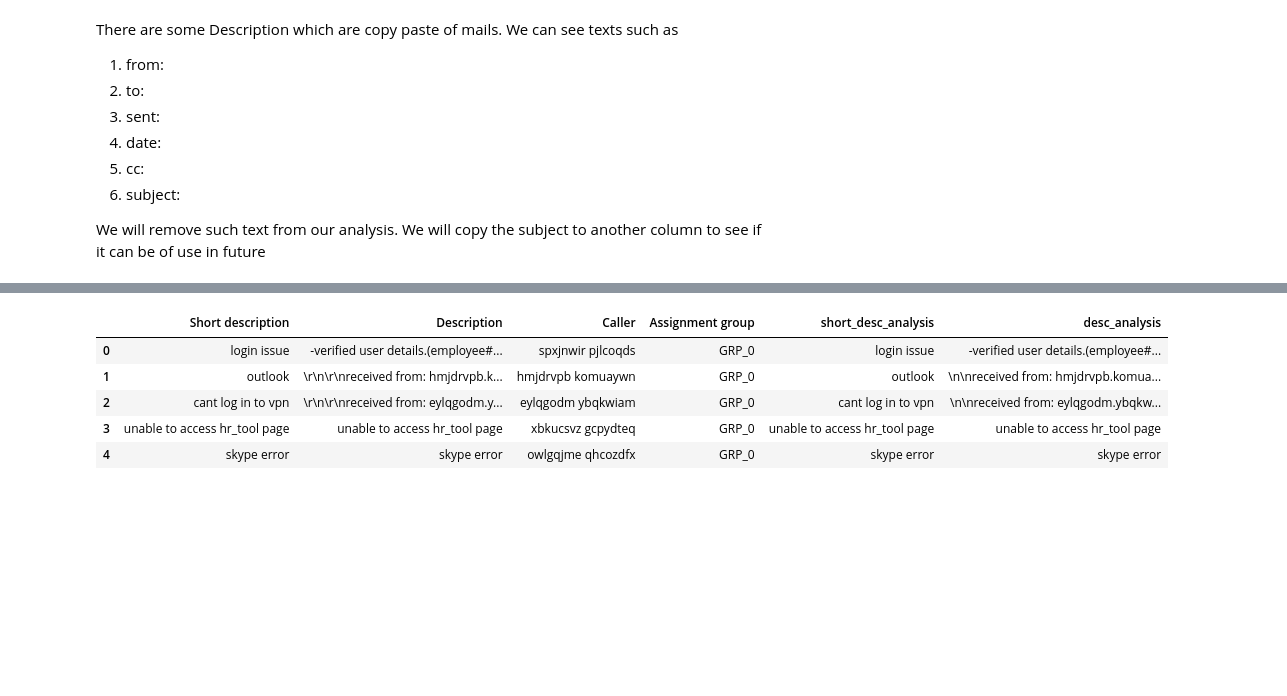
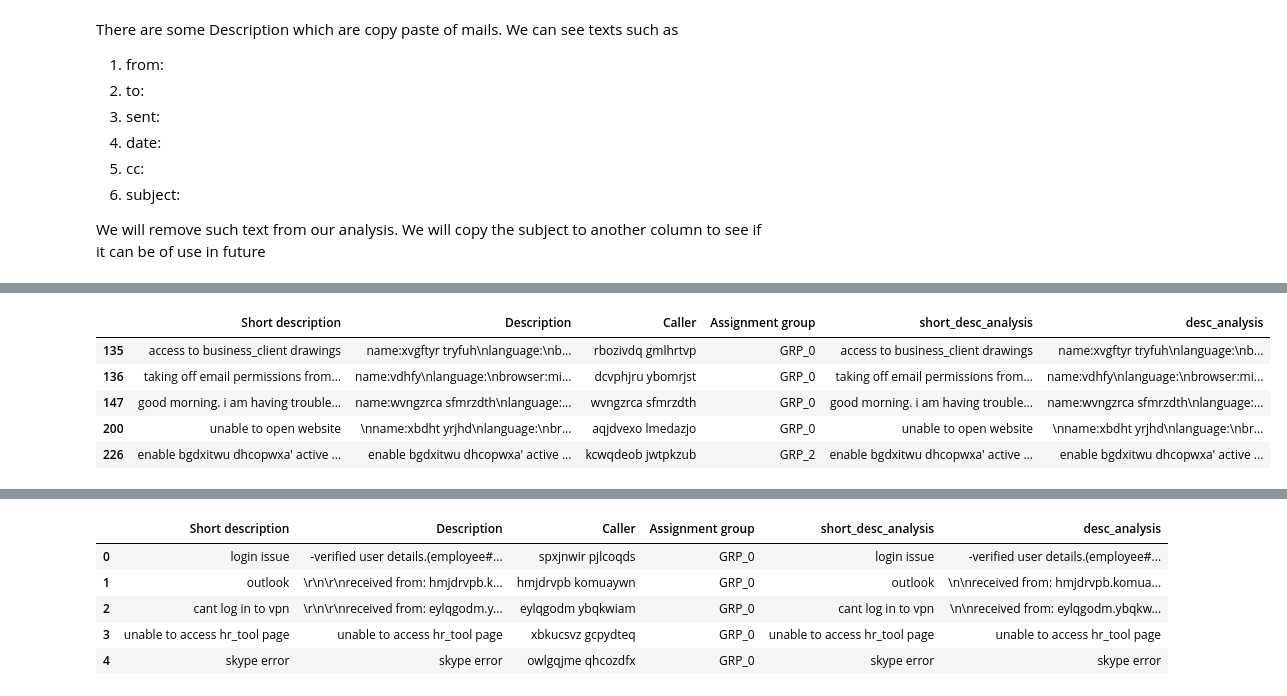
Before and after one commit to prasadpn/Ticket-Assignment, a Jupyter notebook: PP_AutomaticTicketAssignment.ipynb, the cells around one changed output, grey strips where cells are left out. Saved outputs shown, nothing was run; the diff lists cells and outputs as text; code cells hidden in the pictures; blank space fills up the shorter version.

```diff
--- a/PP_AutomaticTicketAssignment.ipynb
+++ b/PP_AutomaticTicketAssignment.ipynb
@@ -342,0 +320,9 @@ If the computer login password is forgotten, reset the password.
+# %%
+ata_data[ata_data['Description'].str.contains('name:', case=False, na=False)].head()
+# %% [output]
+|  | Short description | Description | Caller | Assignment group | short_desc_analysis | desc_analysis |
+| 135 | access to business_client drawings | name:xvgftyr tryfuh\nlanguage:\nb... | rbozivdq gmlhrtvp | GRP_0 | access to business_client drawings | name:xvgftyr tryfuh\nlanguage:\nb... |
+| 136 | taking off email permissions from... | name:vdhfy\nlanguage:\nbrowser:mi... | dcvphjru ybomrjst | GRP_0 | taking off email permissions from... | name:vdhfy\nlanguage:\nbrowser:mi... |
+| 147 | good morning. i am having trouble... | name:wvngzrca sfmrzdth\nlanguage:... | wvngzrca sfmrzdth | GRP_0 | good morning. i am having trouble... | name:wvngzrca sfmrzdth\nlanguage:... |
+| 200 | unable to open website | \nname:xbdht yrjhd\nlanguage:\nbr... | aqjdvexo lmedazjo | GRP_0 | unable to open website | \nname:xbdht yrjhd\nlanguage:\nbr... |
+| 226 | enable bgdxitwu dhcopwxa' active ... | enable bgdxitwu dhcopwxa' active ... | kcwqdeob jwtpkzub | GRP_2 | enable bgdxitwu dhcopwxa' active ... | enable bgdxitwu dhcopwxa' active ... |
```
Also changed, not shown: parts of 24 cells of this notebook.
